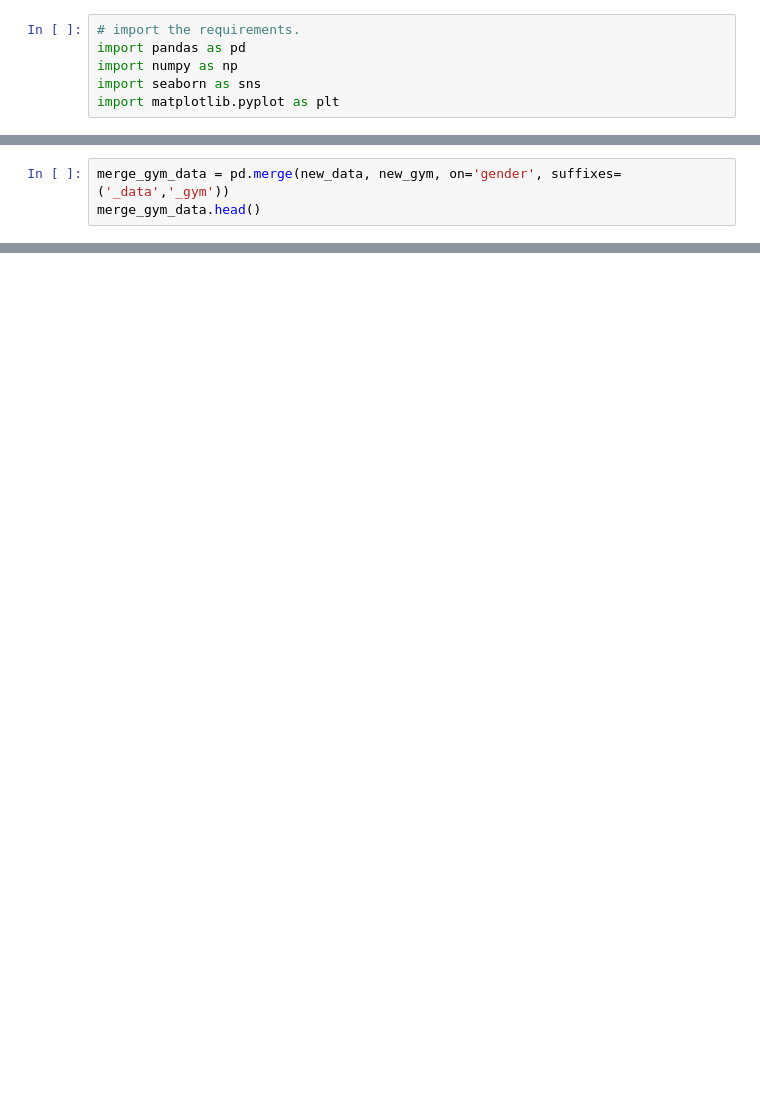
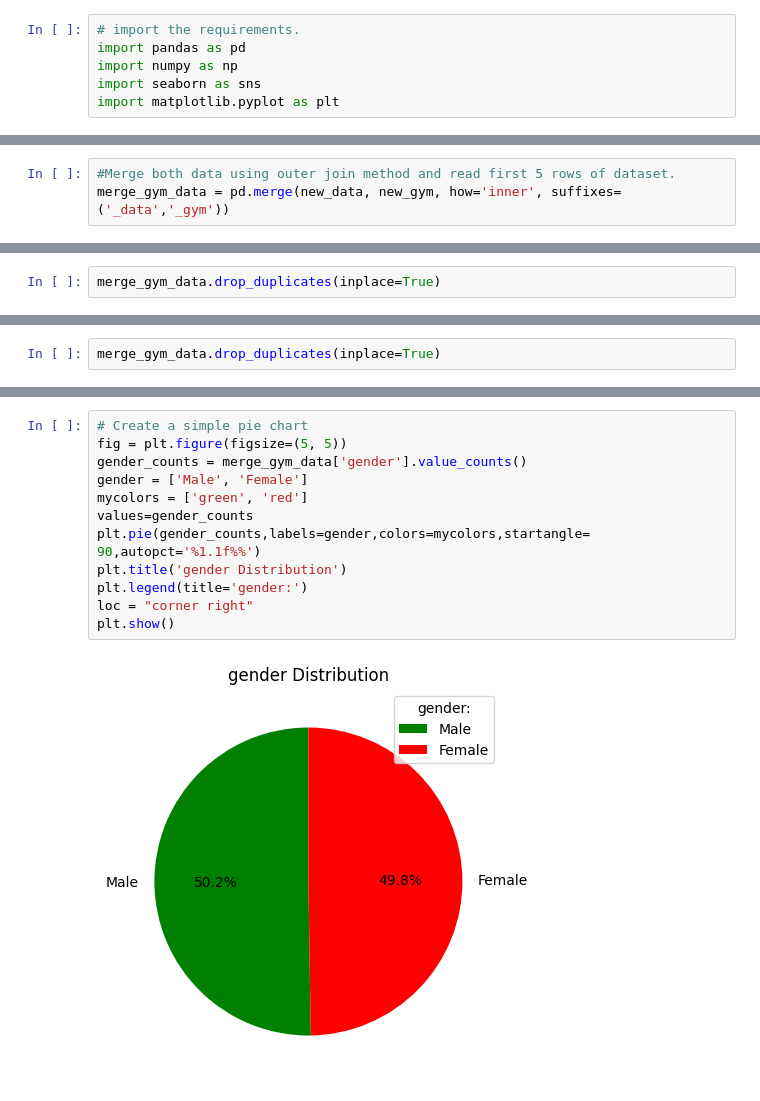
Before and after one commit to Pratikpant2020/Comprehensive-analysis-of-Gym-membership-and-Gym-members-exercise, a Jupyter notebook: merge_gym_data.ipynb, the cells around one changed output, grey strips where cells are left out. Drawn from its saved outputs; the diff is of its cells as text; blank space fills up the shorter version.

Commit message:
merge data and save

```diff
--- a/merge_gym_data.ipynb
+++ b/merge_gym_data.ipynb
@@ -10,0 +25,3 @@ new_data = pd.read_csv('new_data.csv')
+# %%
+#Merge both data using outer join method and read first 5 rows of dataset.
+merge_gym_data = pd.merge(new_data, new_gym, how='inner', suffixes=('_data','_gym'))
@@ -11 +34,3 @@ new_data = pd.read_csv('new_data.csv')
+# %%
+merge_gym_data.drop_duplicates(inplace=True)
 # %%
@@ -15,3 +44,0 @@ new_gym = pd.read_csv('new_gym.csv')
-# %%
-merge_gym_data = pd.merge(new_data, new_gym, on='gender', suffixes=('_data','_gym'))
-merge_gym_data.head()
@@ -21,0 +89,2 @@ merge_gym_data.describe().round(2)
+# %%
+merge_gym_data.drop_duplicates(inplace=True)
@@ -21,0 +125,14 @@ merge_gym_data.describe().round(2)
+# %%
+# Create a simple pie chart
+fig = plt.figure(figsize=(5, 5))
+gender_counts = merge_gym_data['gender'].value_counts()
+gender = ['Male', 'Female']
+mycolors = ['green', 'red']
+values=gender_counts
+plt.pie(gender_counts,labels=gender,colors=mycolors,startangle= 90,autopct='%1.1f%%')
+plt.title('gender Distribution')
+plt.legend(title='gender:')
+loc = "corner right"
+plt.show()
+# %% [output]
+[figure, added]
```
Also changed, not shown: parts of 18 cells of this notebook, 1 other file.
